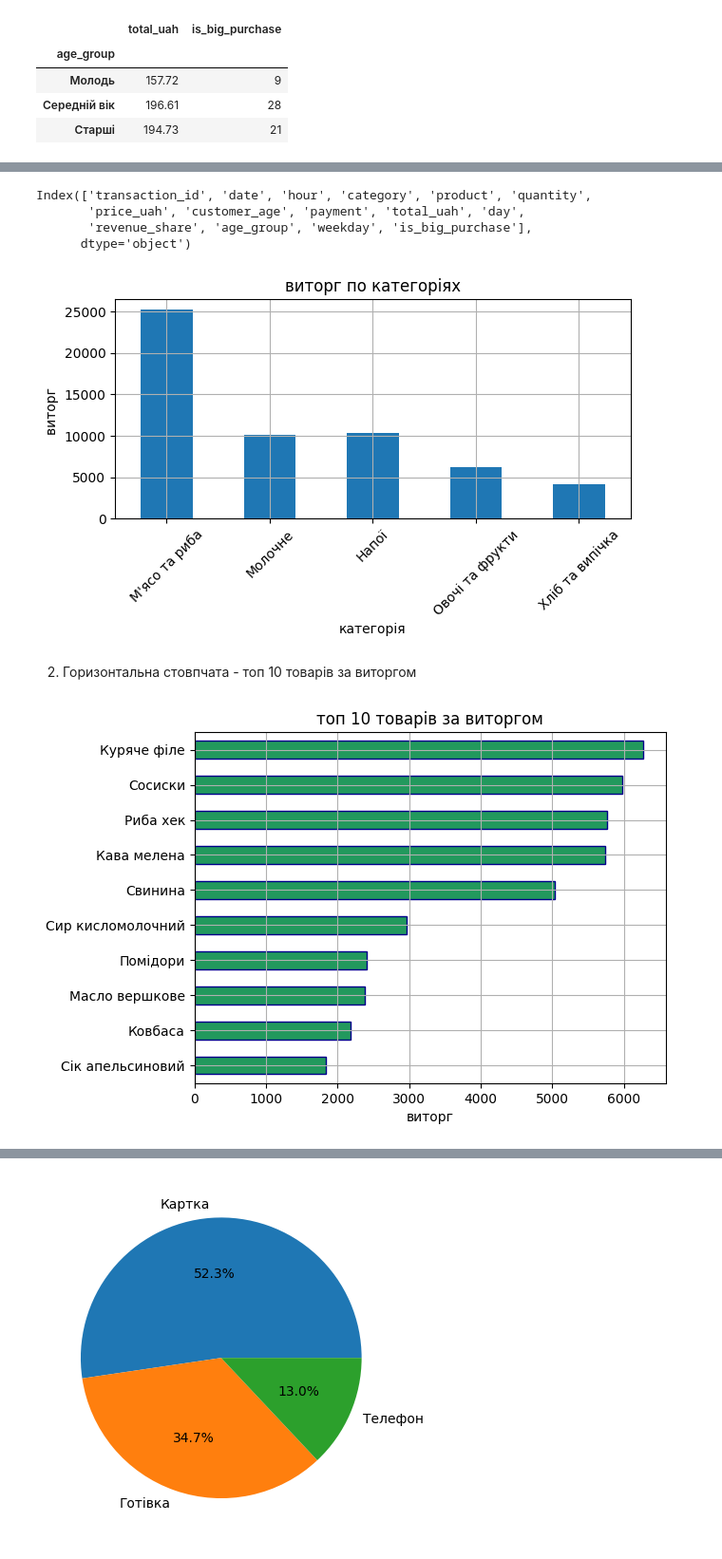
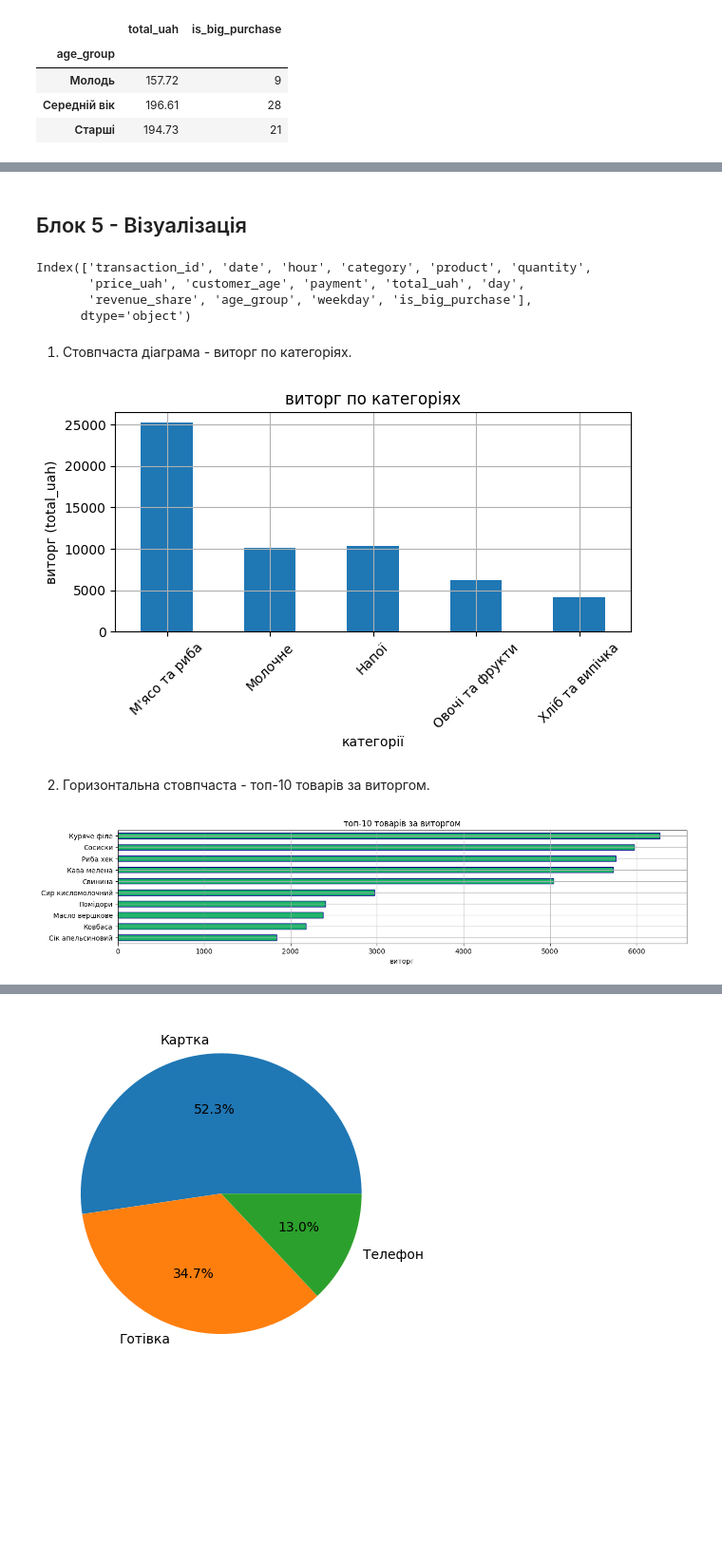
Before and after one commit to edik06031-rgb/DTA_2026, a Jupyter notebook: project_store_sales_analysis/store_sales_analysis.ipynb, the cells around one changed output, grey strips where cells are left out. Shown at 95% size. Cells and saved outputs as stored; diff of their text form; code cells hidden in the pictures; blank space fills up the shorter version.

```diff
--- a/project_store_sales_analysis/store_sales_analysis.ipynb
+++ b/project_store_sales_analysis/store_sales_analysis.ipynb
@@ -633,0 +630,2 @@ df.groupby('age_group', observed=True).agg({
+# %% [markdown]
+## Блок 5 - Візуалізація
@@ -643,36 +641,45 @@ import matplotlib.pyplot as plt
+# %% [markdown]
+1. Стовпчаста діаграма - виторг по категоріях.
 # %%
-
 fig = plt.figure(figsize=(7, 3))
-#df.category.value_counts().plot(kind='bar')
+# df.category.value_counts().plot(kind='bar')
+# df.groupby('category')['total_uah'].sum().bar()
 df.groupby('category')['total_uah'].sum().plot(kind='bar')
-plt.title('виторг по категоріях')
-plt.xlabel('категорія')
-plt.ylabel('виторг ')
-plt.xticks(rotation = 45)
+plt.title("виторг по категоріях")
+plt.xlabel("категорії")
+plt.ylabel("виторг (total_uah)")
+plt.xticks(rotation=45)
 plt.grid()
 plt.show()
 # %% [output]
-[figure, old version]
+[figure, new version]
 # %% [markdown]
-2. Горизонтальна стовпчата - топ 10 товарів за виторгом
+2. Горизонтальна стовпчаста - топ-10 товарів за виторгом.
 # %%
-#top10_revenue = df.groupby('product')['total_uah'].sum().sort_values(ascending=False)[:10]
-top10_revenue =(
-  df.groupby('product')['total_uah']
-  .sum().sort_values(ascending=True).
-  tail(10)
-  )
+fig = plt.figure(figsize=(15, 3))
+
+# top10_revenue = df.groupby('product')['total_uah'].sum().sort_values(ascending=False)[:10]
+top10_revenue = (
+    df.groupby('product')['total_uah']
+    .sum()
+    .sort_values(ascending=True)
+    .tail(10)
+)
+
 top10_revenue.plot(
     kind='barh',
-    color ='#22995d',
-    edgecolor ='darkblue'
+    color='#1db569',
+    edgecolor='darkblue'
+
 )
 
-plt.title('топ 10 товарів за виторгом')
+plt.title('топ-10 товарів за виторгом')
 plt.xlabel('виторг')
 plt.ylabel('')
+
 plt.grid()
+
 plt.show()
 # %% [output]
-[figure, old version]
+[figure, new version]
 # %% [markdown]
```
Also changed, not shown: parts of 23 cells of this notebook.
